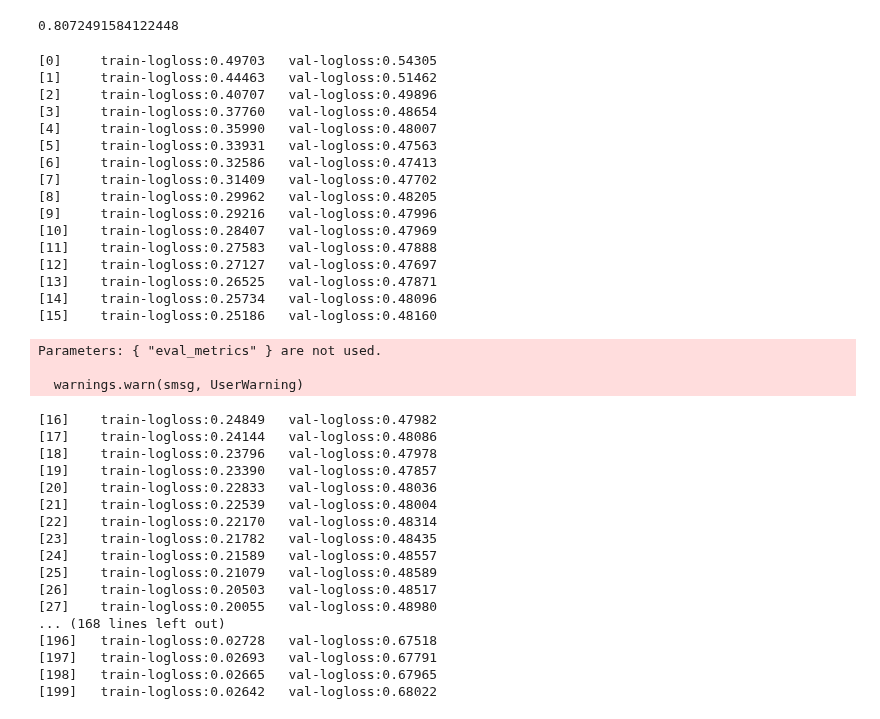
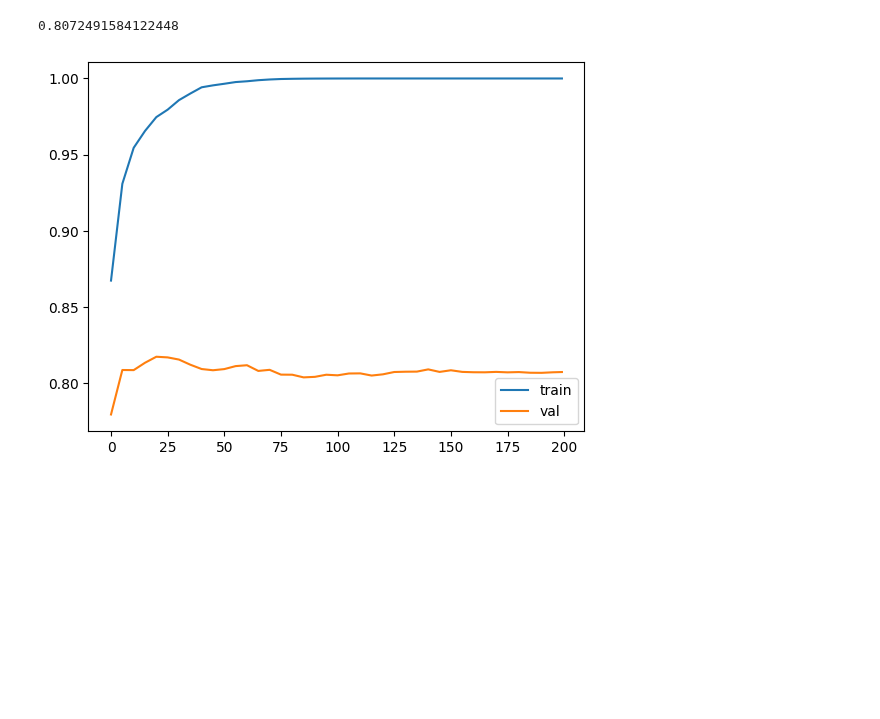
Before and after one commit to ArmandWinant/ml-zoomcamp, a Jupyter notebook: 06-trees/credit-risk-scoring.ipynb, the cells around one changed output. Cells and saved outputs as stored; diff of their text form; code cells hidden in the pictures; blank space fills up the shorter version.

Commit message:
capture and display xgboost output

```diff
--- a/06-trees/credit-risk-scoring.ipynb
+++ b/06-trees/credit-risk-scoring.ipynb
@@ -411,6 +411,8 @@ roc_auc_score(y_val, y_pred)
 # %% [output]
 0.8072491584122448
 # %%
+%%capture output
+
 watchlist = [(d_train, 'train'), (d_val, 'val')]
 
 xgb_params = {
@@ -418,50 +420,34 @@ xgb_params = {
   'max_depth': 6,
   'min_child_weight': 1,
   'objective': 'binary:logistic',
-  'eval_metrics': 'auc',
+  'eval_metric': 'auc',
   'nthread': 8,
   'seed': 1,
   'verbosity': 1
 }
 
-model = xgb.train(xgb_params, d_train, num_boost_round=200, evals=watchlist)
+model = xgb.train(xgb_params, d_train, num_boost_round=200, evals=watchlist, verbose_eval=5)
-# %% [output]
-[0]     train-logloss:0.49703   val-logloss:0.54305
-[1]     train-logloss:0.44463   val-logloss:0.51462
-[2]     train-logloss:0.40707   val-logloss:0.49896
-[3]     train-logloss:0.37760   val-logloss:0.48654
-[4]     train-logloss:0.35990   val-logloss:0.48007
-[5]     train-logloss:0.33931   val-logloss:0.47563
-[6]     train-logloss:0.32586   val-logloss:0.47413
-[7]     train-logloss:0.31409   val-logloss:0.47702
-[8]     train-logloss:0.29962   val-logloss:0.48205
-[9]     train-logloss:0.29216   val-logloss:0.47996
-[10]    train-logloss:0.28407   val-logloss:0.47969
-[11]    train-logloss:0.27583   val-logloss:0.47888
-[12]    train-logloss:0.27127   val-logloss:0.47697
-[13]    train-logloss:0.26525   val-logloss:0.47871
-[14]    train-logloss:0.25734   val-logloss:0.48096
-[15]    train-logloss:0.25186   val-logloss:0.48160
-Parameters: { "eval_metrics" } are not used.
-
-  warnings.warn(smsg, UserWarning)
-[16]    train-logloss:0.24849   val-logloss:0.47982
-[17]    train-logloss:0.24144   val-logloss:0.48086
-[18]    train-logloss:0.23796   val-logloss:0.47978
-[19]    train-logloss:0.23390   val-logloss:0.47857
-[20]    train-logloss:0.22833   val-logloss:0.48036
-[21]    train-logloss:0.22539   val-logloss:0.48004
-[22]    train-logloss:0.22170   val-logloss:0.48314
-[23]    train-logloss:0.21782   val-logloss:0.48435
-[24]    train-logloss:0.21589   val-logloss:0.48557
-[25]    train-logloss:0.21079   val-logloss:0.48589
-[26]    train-logloss:0.20503   val-logloss:0.48517
-[27]    train-logloss:0.20055   val-logloss:0.48980
-... (168 lines left out)
-[196]   train-logloss:0.02728   val-logloss:0.67518
-[197]   train-logloss:0.02693   val-logloss:0.67791
-[198]   train-logloss:0.02665   val-logloss:0.67965
-[199]   train-logloss:0.02642   val-logloss:0.68022
-# %%
-def parse_xgb_output():
-  return
+# %%
+def parse_xgb_output(output):
+  results = []
+
+  for line in output.stdout.strip().split('\n'):
+    it_lin, train_line, val_line = line.split('\t')
+
+    it = int(it_lin.strip('[]'))
+    train = float(train_line.split(':')[1])
+    val = float(val_line.split(':')[1])
+
+    results.append((it, train, val))
+
+  df_results = pd.DataFrame(results, columns=['iteration', 'auc_train', 'auc_val'])
+  return df_results
+# %%
+df_score = parse_xgb_output(output)
+# %%
+plt.plot(df_score.iteration, df_score.auc_train, label='train')
+plt.plot(df_score.iteration, df_score.auc_val, label='val')
+plt.legend()
+plt.show()
+# %% [output]
+[figure, added]
```
